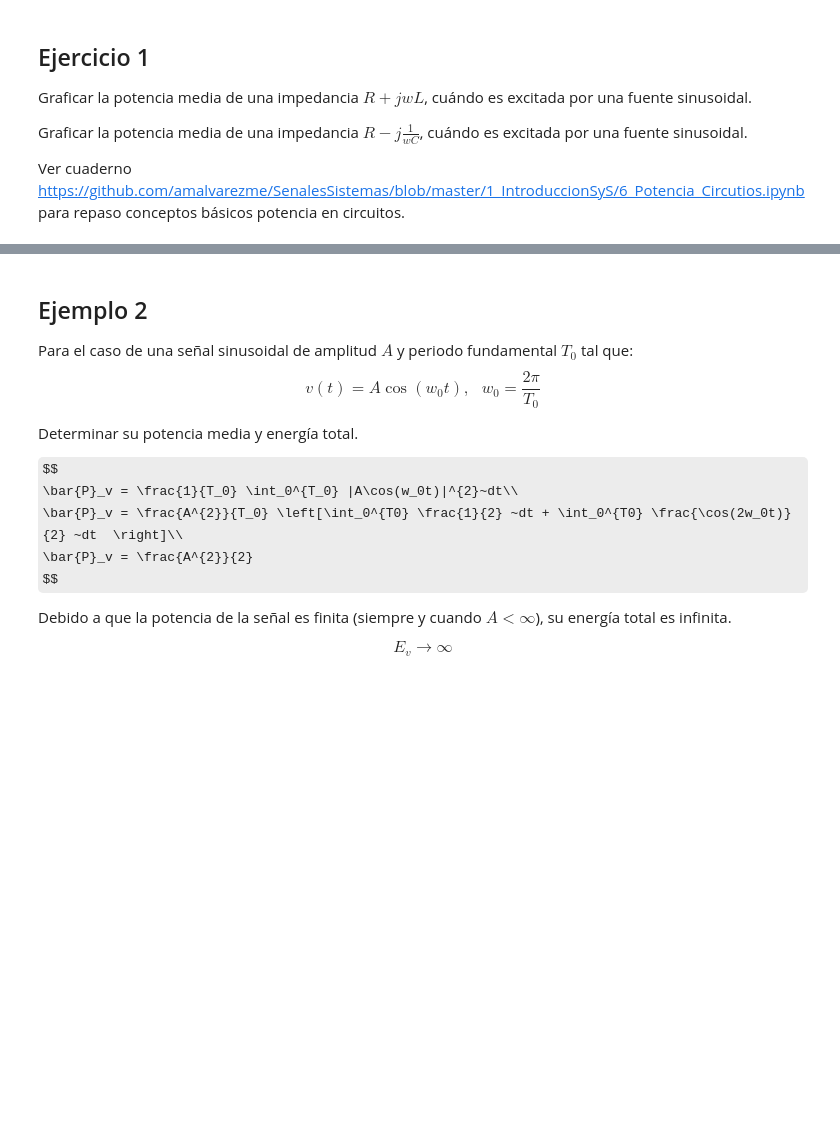
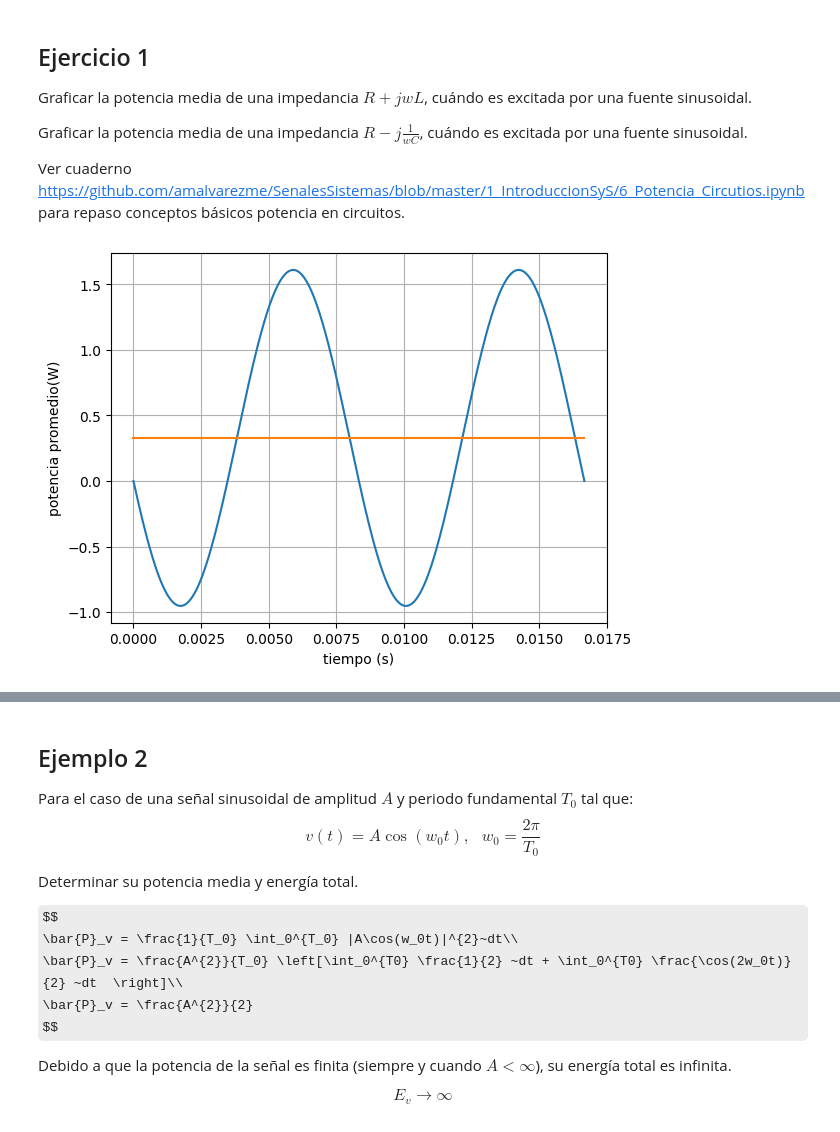
Before and after one commit to Cralzatec/SenalesSistemas, a Jupyter notebook: Cuaderno_5.ipynb, the cells around one changed output, grey strips where cells are left out. Drawn from its saved outputs; the diff is of its cells as text; code cells hidden in the pictures; some formulas as TeX source; blank space fills up the shorter version.

```diff
--- a/Cuaderno_5.ipynb
+++ b/Cuaderno_5.ipynb
@@ -212,6 +212,30 @@ Graficar la potencia media de una impedancia $R+jwL$, cuándo es excitada por un
 Graficar la potencia media de una impedancia $R-j\frac{1}{wC} $, cuándo es excitada por una fuente sinusoidal.
 
 Ver cuaderno [https://github.com/amalvarezme/SenalesSistemas/blob/master/1_IntroduccionSyS/6_Potencia_Circutios.ipynb](https://github.com/amalvarezme/SenalesSistemas/blob/master/1_IntroduccionSyS/6_Potencia_Circutios.ipynb) para repaso conceptos básicos potencia en circuitos.
+# %%
+import numpy as np
+import matplotlib.pyplot as plt
+R = 10
+L = 0.1
+f = 60
+w = 2*np.pi*f
+z = R + 1j*w*L
+Vmax = 10
+Imax = Vmax/np.abs(z)
+teta = -np.angle(z)
+t = np.linspace(0, 2*np.pi/w, 1000)
+v = Vmax*np.sin(w*t + teta)
+i = Imax*np.sin(w*t)
+p_ins = v*i
+pm = np.mean(p_ins)
+plt.plot(t, p_ins)
+plt.plot (t, [pm]*len(t))
+plt.xlabel('tiempo (s)')
+plt.ylabel('potencia promedio(W)')
+plt.grid(True)
+plt.show()
+# %% [output]
+[figure, added]
 # %%
 import numpy as np
 import matplotlib.pyplot as plt
```
Also changed, not shown: parts of 12 cells of this notebook.
